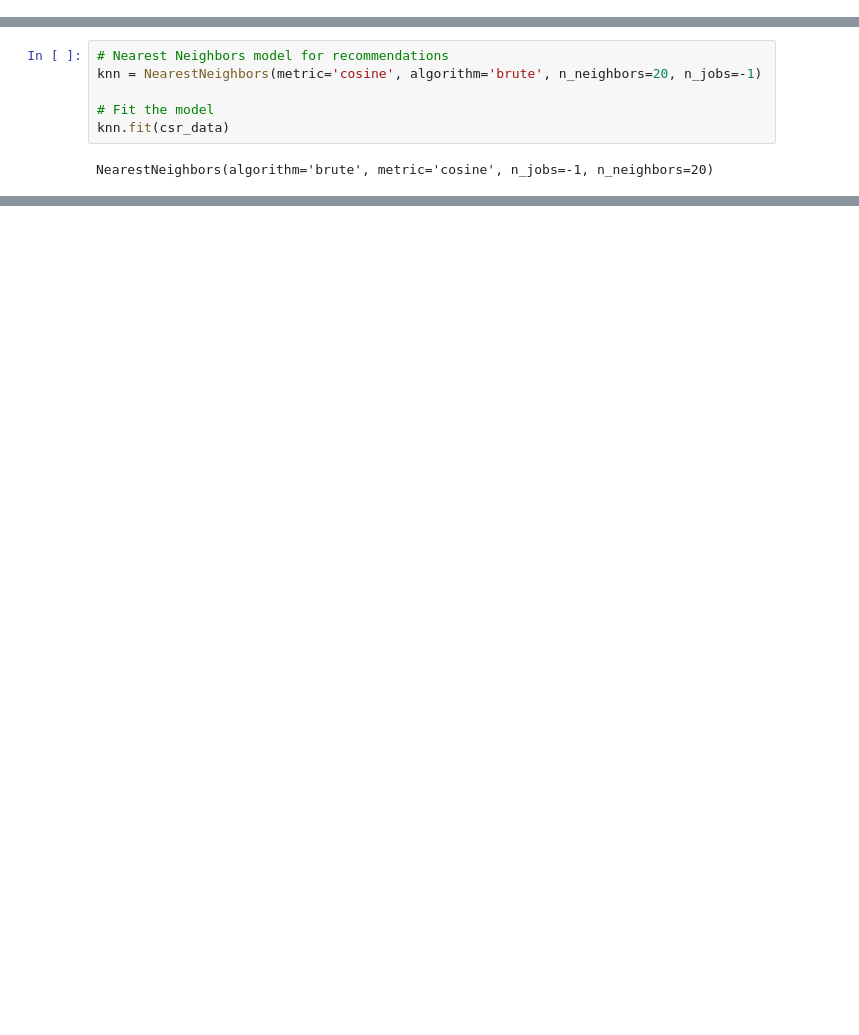
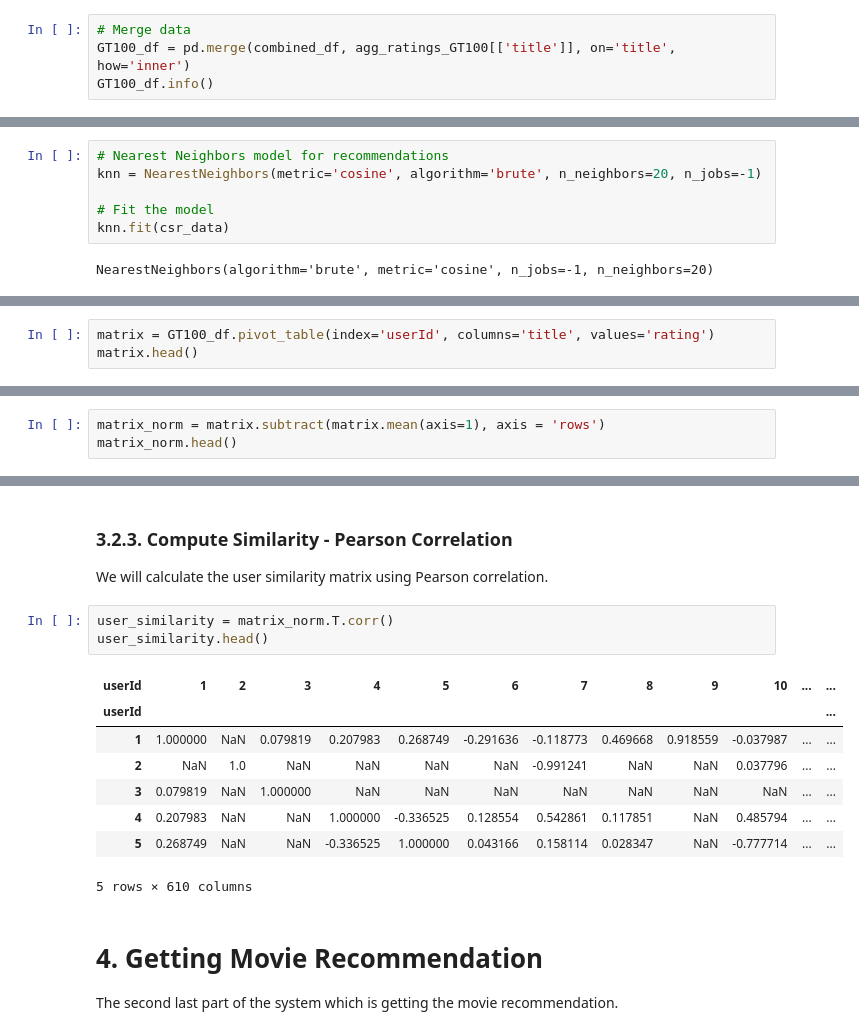
Before and after one commit to carlsonivanic/moviemoose, a Jupyter notebook: main.ipynb, the cells around one changed output, grey strips where cells are left out. Saved outputs shown, nothing was run; the diff lists cells and outputs as text; blank space fills up the shorter version.

```diff
--- a/main.ipynb
+++ b/main.ipynb
@@ -121,0 +238,4 @@ final_dataset.reset_index(inplace=True)
+# %%
+# Merge data
+GT100_df = pd.merge(combined_df, agg_ratings_GT100[['title']], on='title', how='inner')
+GT100_df.info()
@@ -129,0 +287,3 @@ NearestNeighbors(algorithm='brute', metric='cosine', n_jobs=-1, n_neighbors=20)
+# %%
+matrix = GT100_df.pivot_table(index='userId', columns='title', values='rating')
+matrix.head()
@@ -129,0 +304,3 @@ NearestNeighbors(algorithm='brute', metric='cosine', n_jobs=-1, n_neighbors=20)
+# %%
+matrix_norm = matrix.subtract(matrix.mean(axis=1), axis = 'rows')
+matrix_norm.head()
@@ -129,0 +316,18 @@ NearestNeighbors(algorithm='brute', metric='cosine', n_jobs=-1, n_neighbors=20)
+# %% [markdown]
+### 3.2.3. Compute Similarity - Pearson Correlation
+We will calculate the user similarity matrix using Pearson correlation.
+# %%
+user_similarity = matrix_norm.T.corr()
+user_similarity.head()
+# %% [output]
+| userId | 1 | 2 | 3 | 4 | 5 | 6 | 7 | 8 | 9 | 10 | ... | ... |
+| userId |  |  |  |  |  |  |  |  |  |  |  | ... |
+| 1 | 1.000000 | NaN | 0.079819 | 0.207983 | 0.268749 | -0.291636 | -0.118773 | 0.469668 | 0.918559 | -0.037987 | ... | ... |
+| 2 | NaN | 1.0 | NaN | NaN | NaN | NaN | -0.991241 | NaN | NaN | 0.037796 | ... | ... |
+| 3 | 0.079819 | NaN | 1.000000 | NaN | NaN | NaN | NaN | NaN | NaN | NaN | ... | ... |
+| 4 | 0.207983 | NaN | NaN | 1.000000 | -0.336525 | 0.128554 | 0.542861 | 0.117851 | NaN | 0.485794 | ... | ... |
+| 5 | 0.268749 | NaN | NaN | -0.336525 | 1.000000 | 0.043166 | 0.158114 | 0.028347 | NaN | -0.777714 | ... | ... |
+5 rows × 610 columns
+# %% [markdown]
+# 4. Getting Movie Recommendation
+The second last part of the system which is getting the movie recommendation.
```
Also changed, not shown: parts of 62 cells of this notebook.
